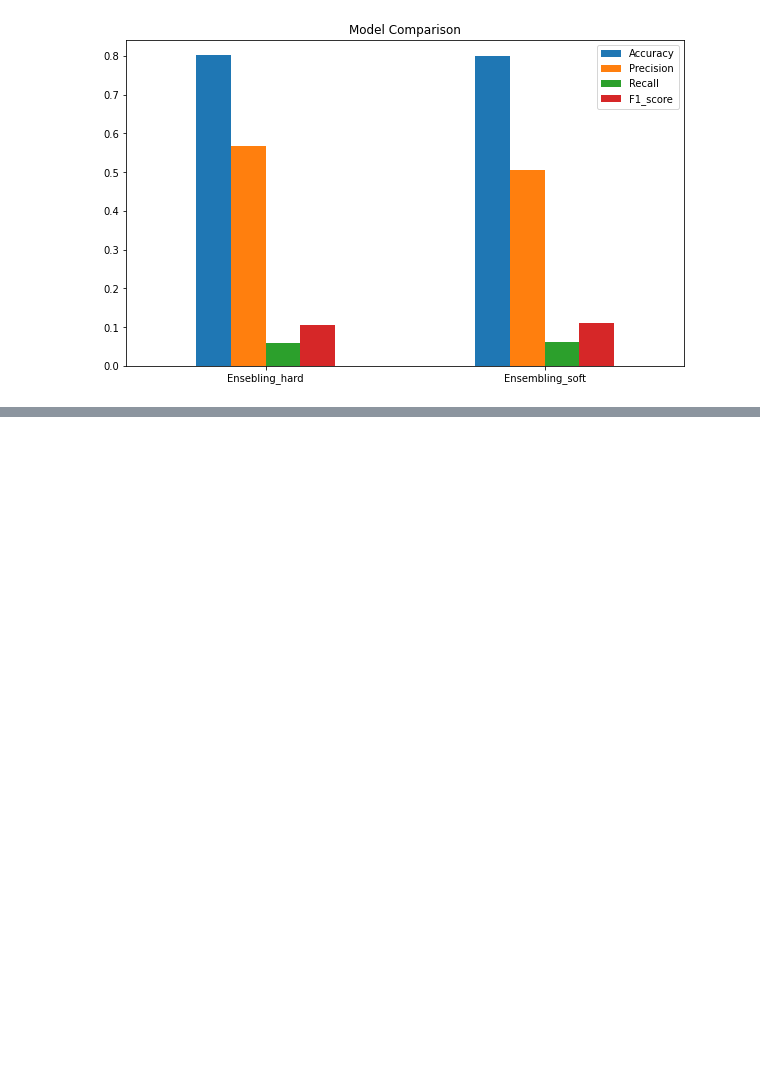
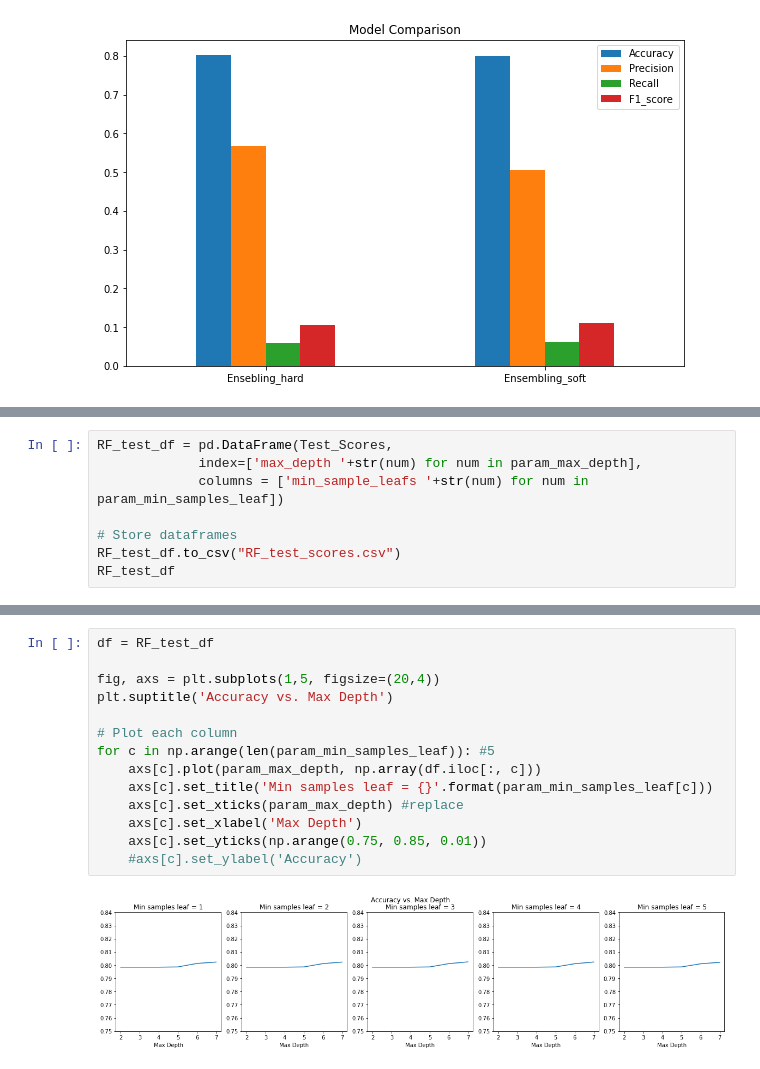
Before and after one commit to 6shun/aviation-thunder, a Jupyter notebook: notebooks/classification.ipynb, the cells around one changed output, grey strips where cells are left out. Saved outputs shown, nothing was run; the diff lists cells and outputs as text; blank space fills up the shorter version.

```diff
--- a/notebooks/classification.ipynb
+++ b/notebooks/classification.ipynb
@@ -548,0 +620,8 @@ Mode y_train:  0
+# %%
+RF_test_df = pd.DataFrame(Test_Scores,
+             index=['max_depth '+str(num) for num in param_max_depth],
+             columns = ['min_sample_leafs '+str(num) for num in param_min_samples_leaf])
+
+# Store dataframes
+RF_test_df.to_csv("RF_test_scores.csv")
+RF_test_df
@@ -548,0 +636,16 @@ Mode y_train:  0
+# %%
+df = RF_test_df
+
+fig, axs = plt.subplots(1,5, figsize=(20,4))
+plt.suptitle('Accuracy vs. Max Depth')
+
+# Plot each column
+for c in np.arange(len(param_min_samples_leaf)): #5
+    axs[c].plot(param_max_depth, np.array(df.iloc[:, c]))
+    axs[c].set_title('Min samples leaf = {}'.format(param_min_samples_leaf[c]))
+    axs[c].set_xticks(param_max_depth) #replace
+    axs[c].set_xlabel('Max Depth')
+    axs[c].set_yticks(np.arange(0.75, 0.85, 0.01))
+    #axs[c].set_ylabel('Accuracy')
+# %% [output]
+[figure, added]
```
Also changed, not shown: parts of 11 cells of this notebook, 1 other file.
